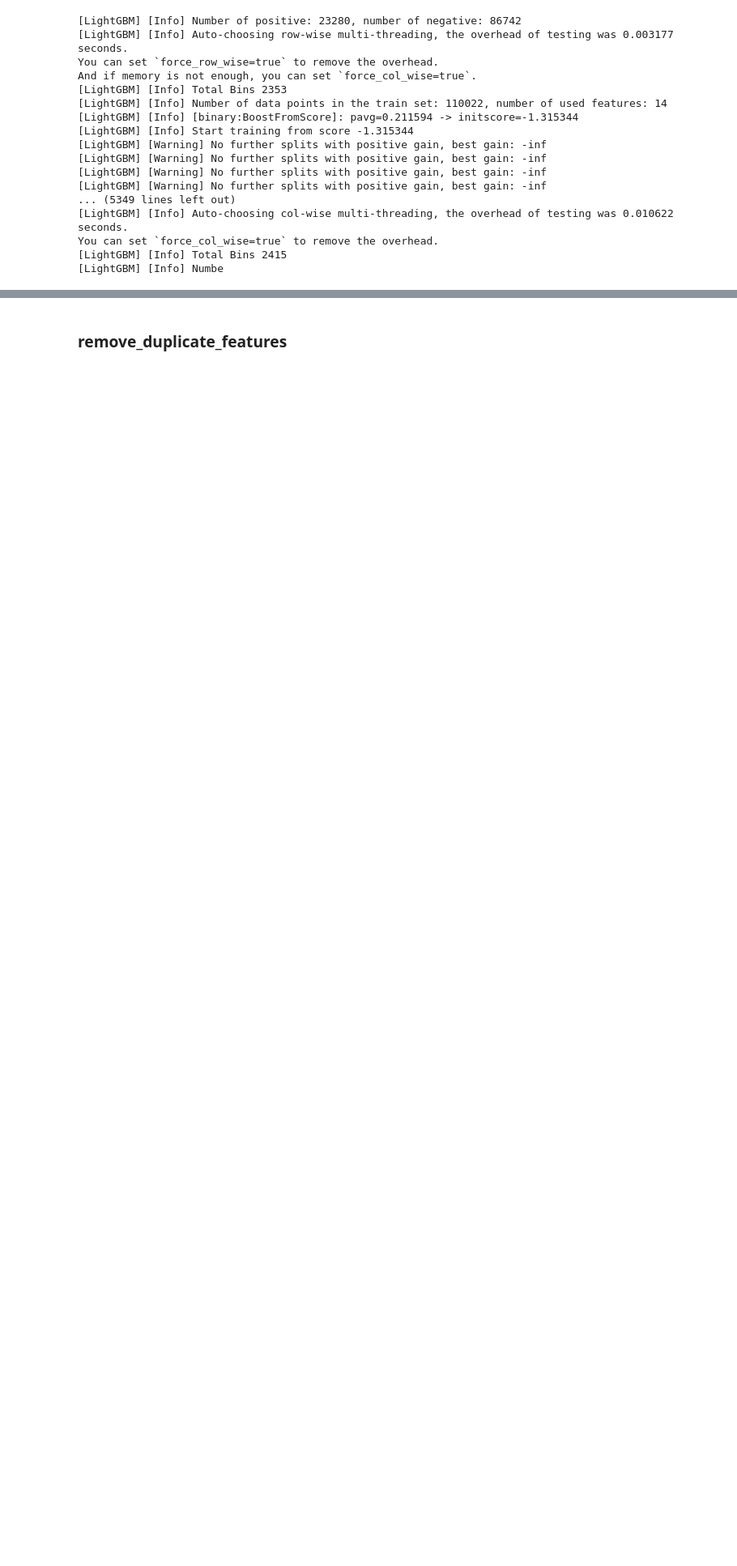
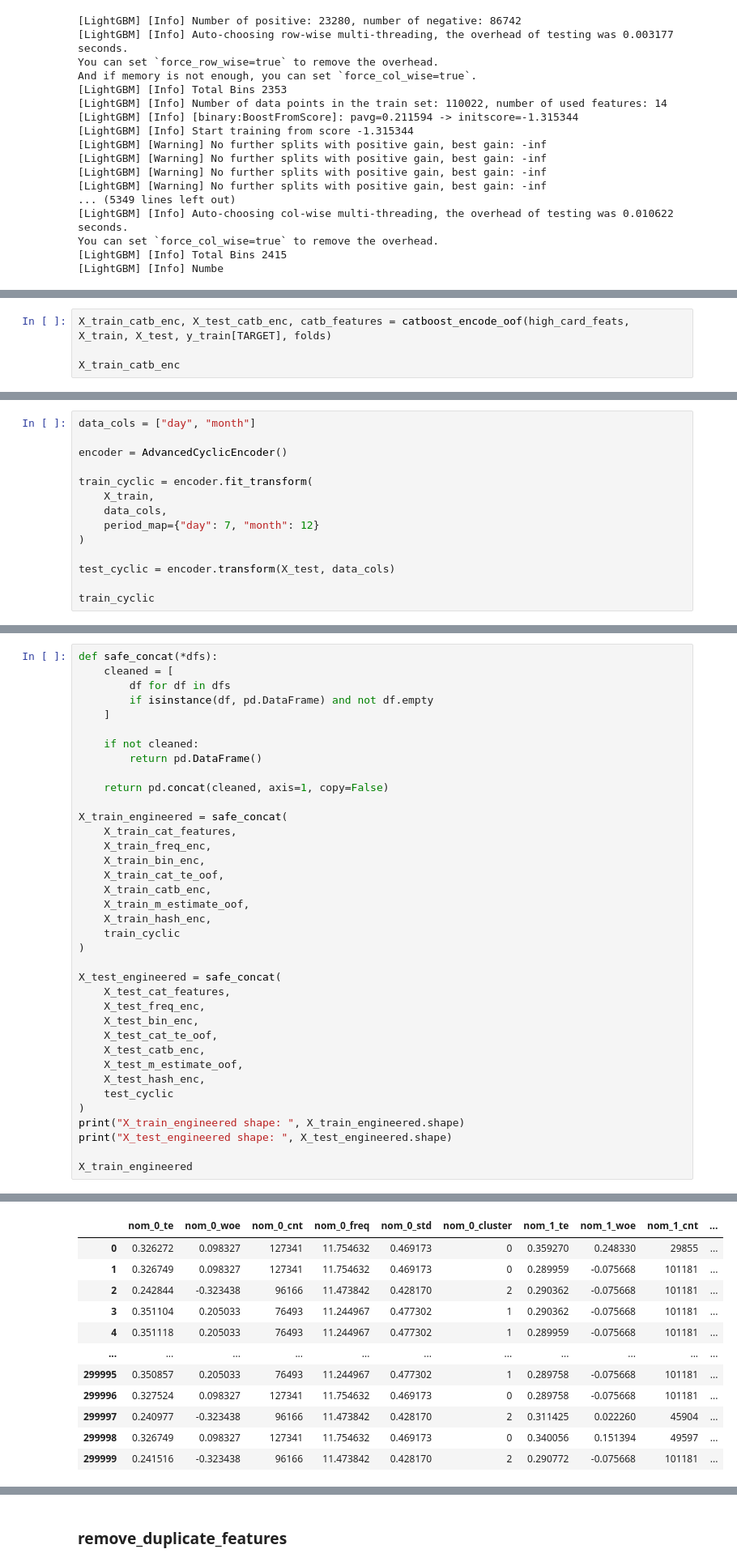
Before and after one commit to ismailSadouki/x42, a Jupyter notebook: models/feature_generation.ipynb, the cells around one changed output, grey strips where cells are left out. Shown at 81% size. Drawn from its saved outputs; the diff is of its cells as text; blank space fills up the shorter version.

```diff
--- a/models/feature_generation.ipynb
+++ b/models/feature_generation.ipynb
@@ -2331,0 +2649,4 @@ or
+# %%
+X_train_catb_enc, X_test_catb_enc, catb_features = catboost_encode_oof(high_card_feats, X_train, X_test, y_train[TARGET], folds)
+
+X_train_catb_enc
@@ -2368,0 +3284,14 @@ all_features = squares(all_features, squared_features)
+# %%
+data_cols = ["day", "month"]
+
+encoder = AdvancedCyclicEncoder()
+
+train_cyclic = encoder.fit_transform(
+    X_train,
+    data_cols,
+    period_map={"day": 7, "month": 12}
+)
+
+test_cyclic = encoder.transform(X_test, data_cols)
+
+train_cyclic
@@ -2368,0 +3314,38 @@ all_features = squares(all_features, squared_features)
+# %%
+def safe_concat(*dfs):
+    cleaned = [
+        df for df in dfs
+        if isinstance(df, pd.DataFrame) and not df.empty
+    ]
+
+    if not cleaned:
+        return pd.DataFrame()
+
+    return pd.concat(cleaned, axis=1, copy=False)
+
+X_train_engineered = safe_concat(
+    X_train_cat_features,
+    X_train_freq_enc,
+    X_train_bin_enc,
+    X_train_cat_te_oof,
+    X_train_catb_enc,
+    X_train_m_estimate_oof,
+    X_train_hash_enc,
+    train_cyclic
+)
+
+X_test_engineered = safe_concat(
+    X_test_cat_features,
+    X_test_freq_enc,
+    X_test_bin_enc,
+    X_test_cat_te_oof,
+    X_test_catb_enc,
+    X_test_m_estimate_oof,
+    X_test_hash_enc,
+    test_cyclic
+)
+print("X_train_engineered shape: ", X_train_engineered.shape)
+print("X_test_engineered shape: ", X_test_engineered.shape)
+
+X_train_engineered
+# %% [output]
@@ -2368,0 +3354,12 @@ all_features = squares(all_features, squared_features)
+|  | nom_0_te | nom_0_woe | nom_0_cnt | nom_0_freq | nom_0_std | nom_0_cluster | nom_1_te | nom_1_woe | nom_1_cnt | ... |
+| 0 | 0.326272 | 0.098327 | 127341 | 11.754632 | 0.469173 | 0 | 0.359270 | 0.248330 | 29855 | ... |
+| 1 | 0.326749 | 0.098327 | 127341 | 11.754632 | 0.469173 | 0 | 0.289959 | -0.075668 | 101181 | ... |
+| 2 | 0.242844 | -0.323438 | 96166 | 11.473842 | 0.428170 | 2 | 0.290362 | -0.075668 | 101181 | ... |
+| 3 | 0.351104 | 0.205033 | 76493 | 11.244967 | 0.477302 | 1 | 0.290362 | -0.075668 | 101181 | ... |
+| 4 | 0.351118 | 0.205033 | 76493 | 11.244967 | 0.477302 | 1 | 0.289959 | -0.075668 | 101181 | ... |
+| ... | ... | ... | ... | ... | ... | ... | ... | ... | ... | ... |
+| 299995 | 0.350857 | 0.205033 | 76493 | 11.244967 | 0.477302 | 1 | 0.289758 | -0.075668 | 101181 | ... |
+| 299996 | 0.327524 | 0.098327 | 127341 | 11.754632 | 0.469173 | 0 | 0.289758 | -0.075668 | 101181 | ... |
+| 299997 | 0.240977 | -0.323438 | 96166 | 11.473842 | 0.428170 | 2 | 0.311425 | 0.022260 | 45904 | ... |
+| 299998 | 0.326749 | 0.098327 | 127341 | 11.754632 | 0.469173 | 0 | 0.340056 | 0.151394 | 49597 | ... |
+| 299999 | 0.241516 | -0.323438 | 96166 | 11.473842 | 0.428170 | 2 | 0.290772 | -0.075668 | 101181 | ... |
```
Also changed, not shown: parts of 126 cells of this notebook, 37 other files.
